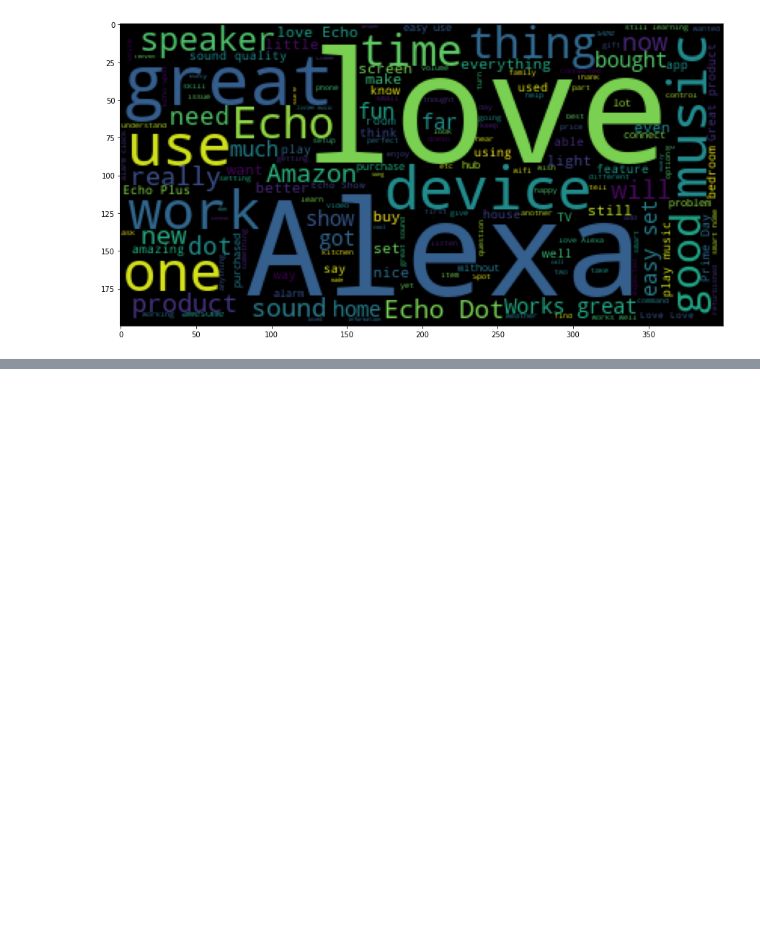
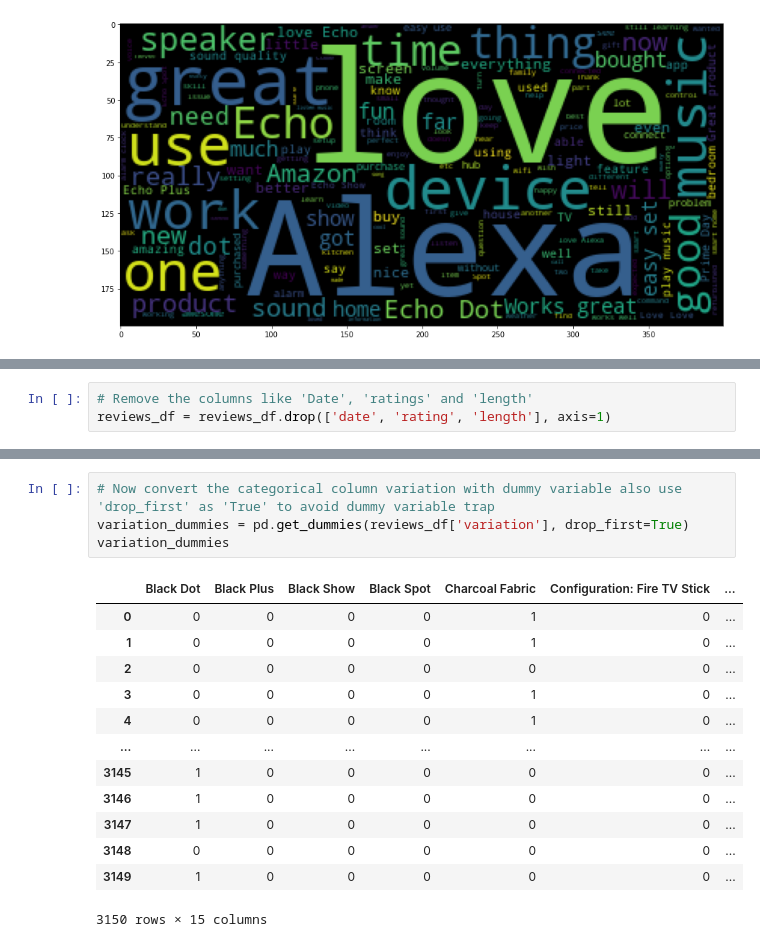
Before and after one commit to Priyo-prog/Understanding-product-review, a Jupyter notebook: Understanding_Product_Review.ipynb, the cells around one changed output, grey strips where cells are left out. Cells and saved outputs as stored; diff of their text form; blank space fills up the shorter version.

```diff
--- a/Understanding_Product_Review.ipynb
+++ b/Understanding_Product_Review.ipynb
@@ -192,0 +195,3 @@ plt.imshow(WordCloud().generate(sentences_as_one_string))
+# %%
+# Remove the columns like 'Date', 'ratings' and 'length'
+reviews_df = reviews_df.drop(['date', 'rating', 'length'], axis=1)
@@ -192,0 +207,18 @@ plt.imshow(WordCloud().generate(sentences_as_one_string))
+# %%
+# Now convert the categorical column variation with dummy variable also use 'drop_first' as 'True' to avoid dummy variable trap
+variation_dummies = pd.get_dummies(reviews_df['variation'], drop_first=True)
+variation_dummies
+# %% [output]
+|  | Black Dot | Black Plus | Black Show | Black Spot | Charcoal Fabric | Configuration: Fire TV Stick | ... |
+| 0 | 0 | 0 | 0 | 0 | 1 | 0 | ... |
+| 1 | 0 | 0 | 0 | 0 | 1 | 0 | ... |
+| 2 | 0 | 0 | 0 | 0 | 0 | 0 | ... |
+| 3 | 0 | 0 | 0 | 0 | 1 | 0 | ... |
+| 4 | 0 | 0 | 0 | 0 | 1 | 0 | ... |
+| ... | ... | ... | ... | ... | ... | ... | ... |
+| 3145 | 1 | 0 | 0 | 0 | 0 | 0 | ... |
+| 3146 | 1 | 0 | 0 | 0 | 0 | 0 | ... |
+| 3147 | 1 | 0 | 0 | 0 | 0 | 0 | ... |
+| 3148 | 0 | 0 | 0 | 0 | 0 | 0 | ... |
+| 3149 | 1 | 0 | 0 | 0 | 0 | 0 | ... |
+3150 rows × 15 columns
```
Also changed, not shown: parts of 3 cells of this notebook.
